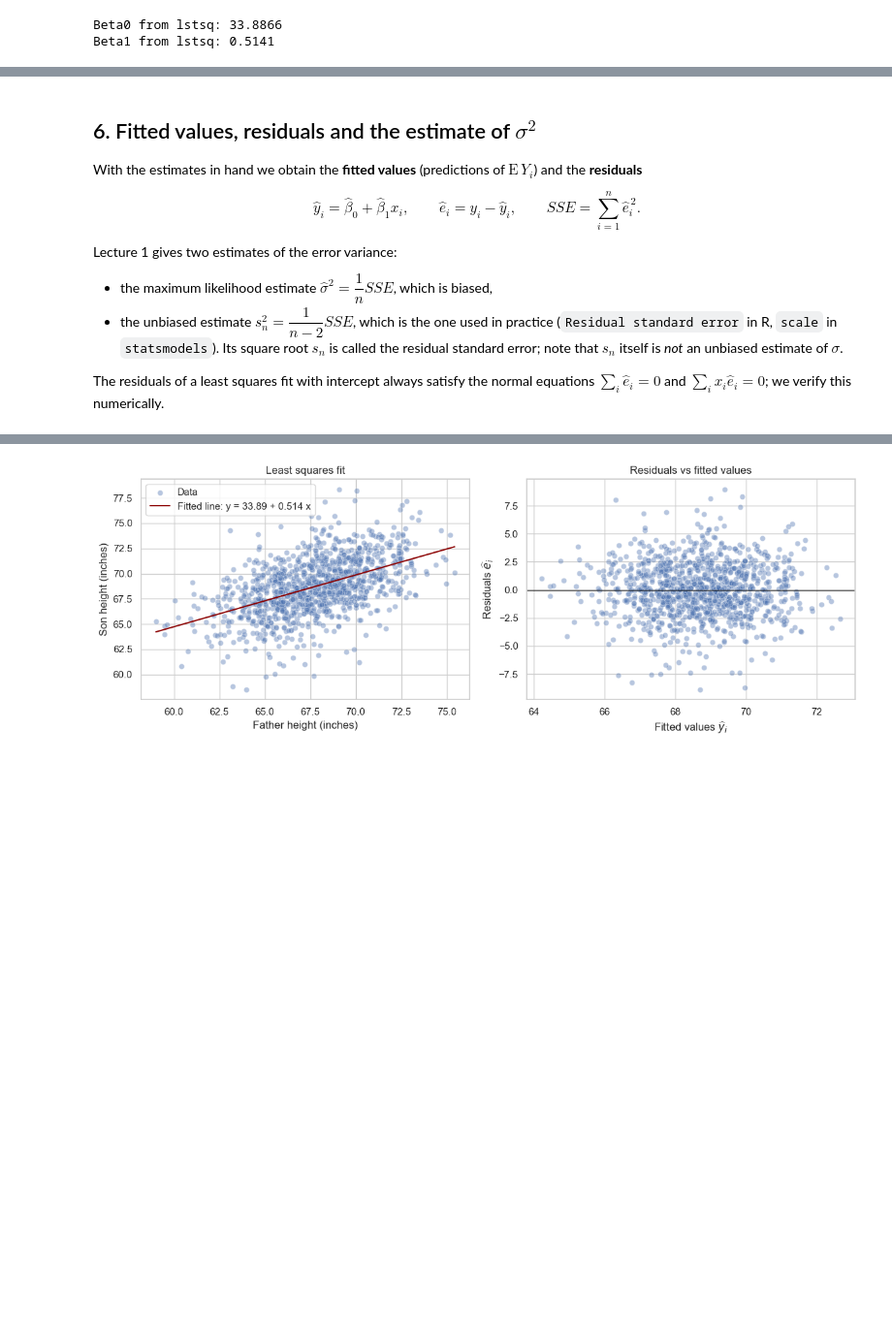
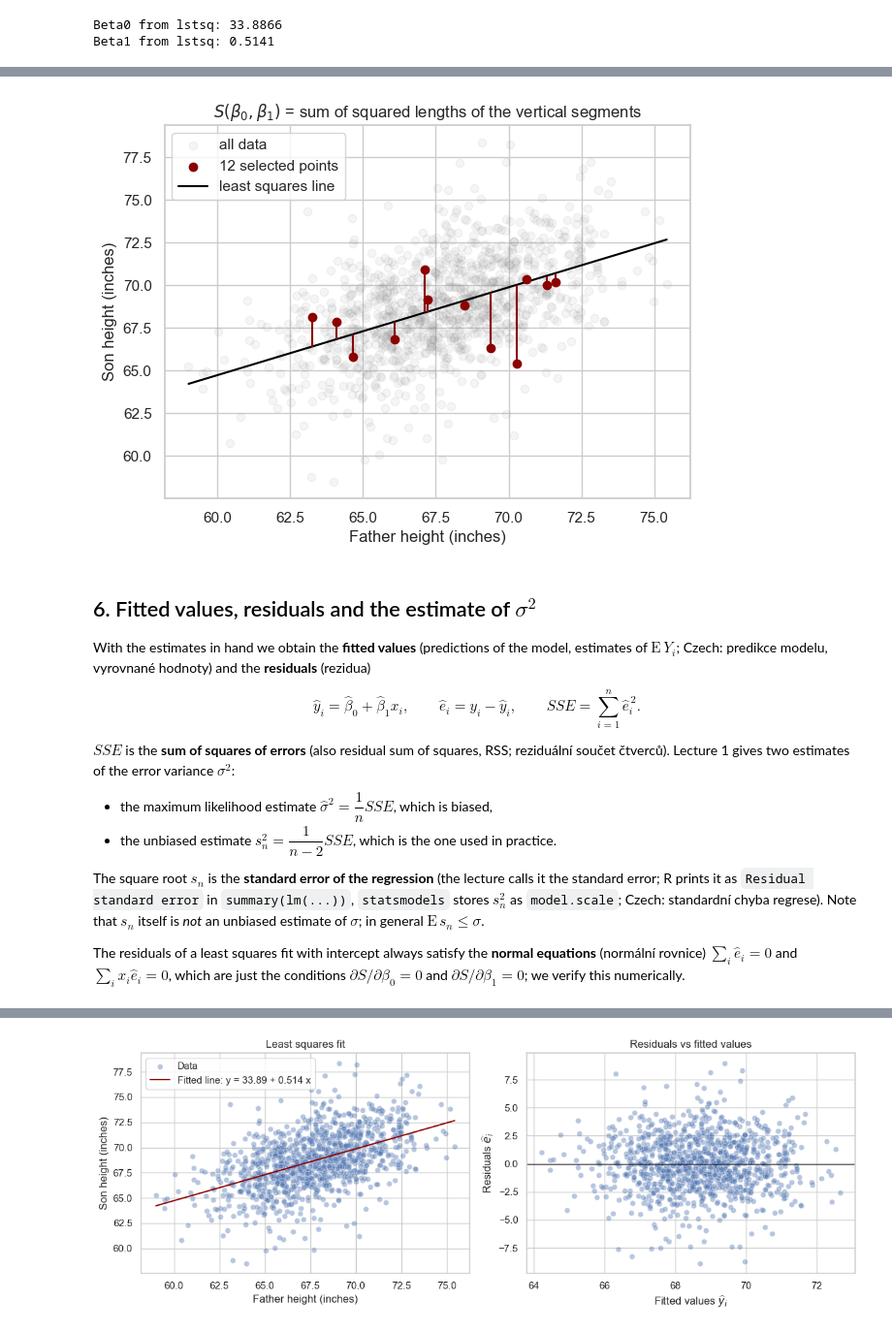
Before and after one commit to francji1/01RAD, a Jupyter notebook: code/01RAD_Ex01.ipynb, the cells around one changed output, grey strips where cells are left out. Shown at 97% size. Drawn from its saved outputs; the diff is of its cells as text; code cells hidden in the pictures; blank space fills up the shorter version.

```diff
--- a/code/01RAD_Ex01.ipynb
+++ b/code/01RAD_Ex01.ipynb
@@ -228,15 +273,35 @@ comparison
+# %%
+rng = np.random.default_rng(1)
+idx = rng.choice(n, size=12, replace=False)   # a few points to keep the picture readable
+
+fig, ax = plt.subplots(figsize=(7, 5))
+ax.scatter(X, Y, alpha=0.08, color='grey', label='all data')
+ax.scatter(X[idx], Y[idx], color='darkred', zorder=3, label='12 selected points')
+x_line = np.linspace(X.min(), X.max(), 100)
+ax.plot(x_line, beta0_from_sums + beta1_from_sums * x_line, color='black', label='least squares line')
+for i in idx:
+    ax.vlines(X[i], beta0_from_sums + beta1_from_sums * X[i], Y[i], color='darkred', linewidth=1.5)
+ax.set_xlabel('Father height (inches)')
+ax.set_ylabel('Son height (inches)')
+ax.set_title(r'$S(\beta_0, \beta_1)$ = sum of squared lengths of the vertical segments')
+ax.legend()
+plt.show()
+# %% [output]
+[figure, added]
 # %% [markdown]
 ## 6. Fitted values, residuals and the estimate of $\sigma^2$
-With the estimates in hand we obtain the **fitted values** (predictions of $\mathrm{E}\,Y_i$) and the **residuals**
+With the estimates in hand we obtain the **fitted values** (predictions of the model, estimates of $\mathrm{E}\,Y_i$; Czech: predikce modelu, vyrovnané hodnoty) and the **residuals** (rezidua)
 
 $$\widehat{y}_i = \widehat{\beta}_0 + \widehat{\beta}_1 x_i, \qquad \widehat{e}_i = y_i - \widehat{y}_i, \qquad SSE = \sum_{i=1}^{n} \widehat{e}_i^{\,2}.$$
 
-Lecture 1 gives two estimates of the error variance:
+$SSE$ is the **sum of squares of errors** (also residual sum of squares, RSS; reziduální součet čtverců). Lecture 1 gives two estimates of the error variance $\sigma^2$:
 
 - the maximum likelihood estimate $\widehat{\sigma}^2 = \dfrac{1}{n} SSE$, which is biased,
-- the unbiased estimate $s_n^2 = \dfrac{1}{n-2} SSE$, which is the one used in practice (`Residual standard error` in R, `scale` in `statsmodels`). Its square root $s_n$ is called the residual standard error; note that $s_n$ itself is *not* an unbiased estimate of $\sigma$.
+- the unbiased estimate $s_n^2 = \dfrac{1}{n-2} SSE$, which is the one used in practice.
 
-The residuals of a least squares fit with intercept always satisfy the normal equations $\sum_i \widehat{e}_i = 0$ and $\sum_i x_i \widehat{e}_i = 0$; we verify this numerically.
+The square root $s_n$ is the **standard error of the regression** (the lecture calls it the standard error; R prints it as `Residual standard error` in `summary(lm(...))`, `statsmodels` stores $s_n^2$ as `model.scale`; Czech: standardní chyba regrese). Note that $s_n$ itself is *not* an unbiased estimate of $\sigma$; in general $\mathrm{E}\, s_n \le \sigma$.
+
+The residuals of a least squares fit with intercept always satisfy the **normal equations** (normální rovnice) $\sum_i \widehat{e}_i = 0$ and $\sum_i x_i \widehat{e}_i = 0$, which are just the conditions $\partial S/\partial\beta_0 = 0$ and $\partial S/\partial\beta_1 = 0$; we verify this numerically.
 # %%
 b0_hat, b1_hat = beta0_from_sums, beta1_from_sums
 
```
Also changed, not shown: parts of 23 cells of this notebook, 2 other files.
